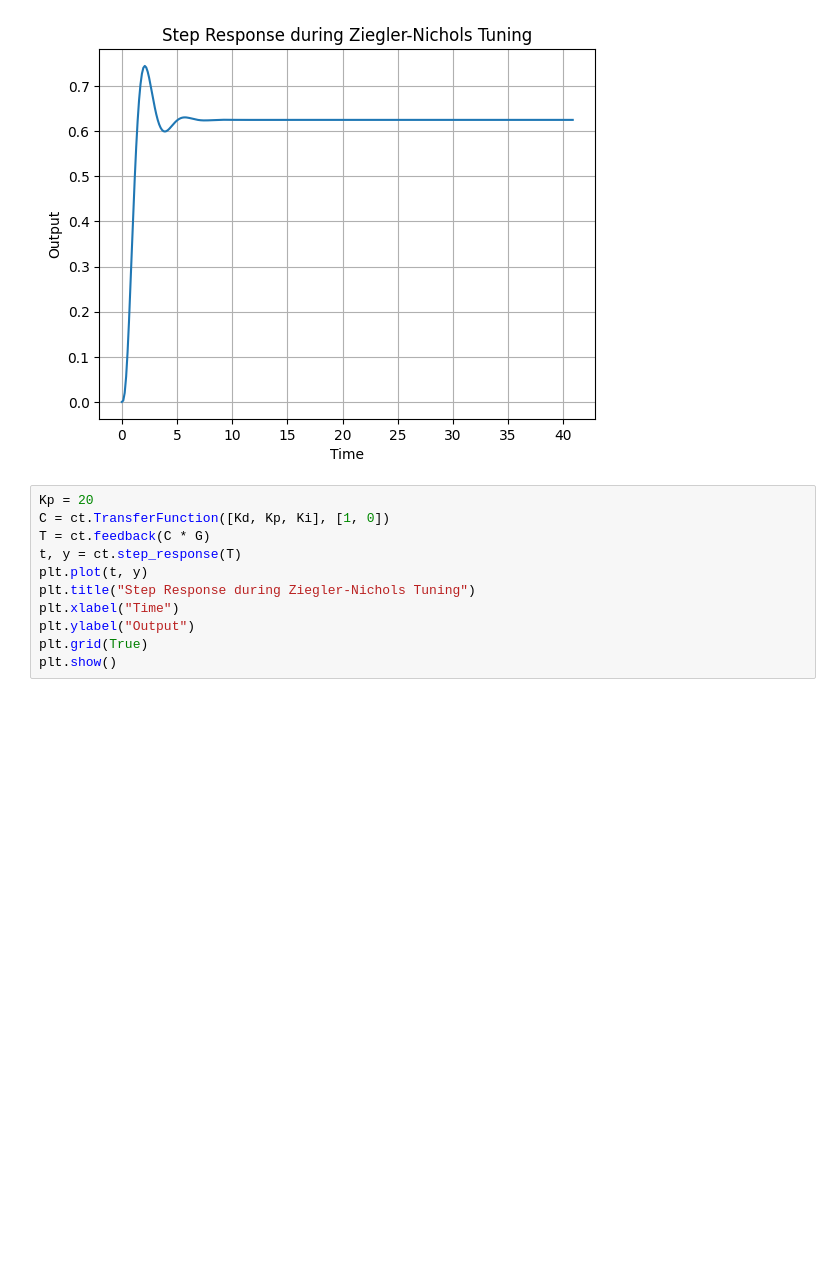
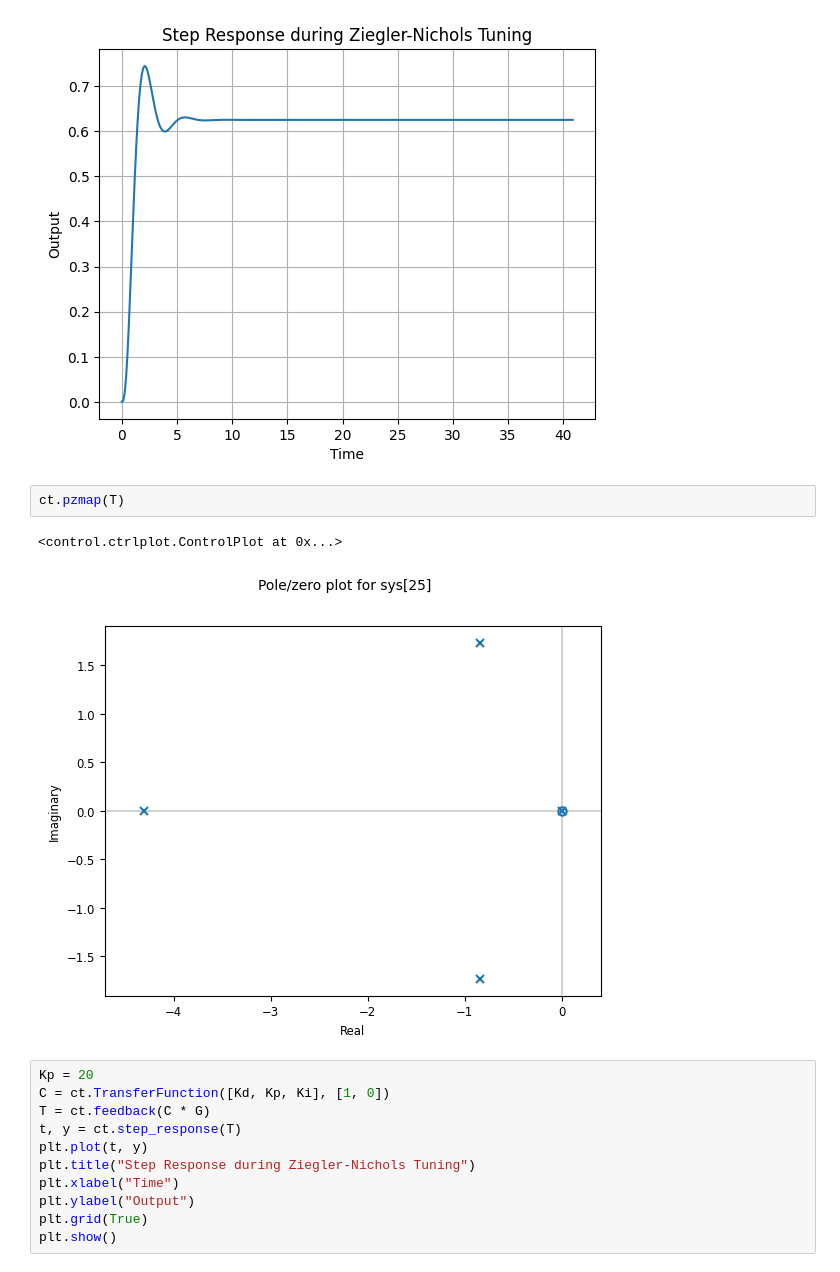
Before and after one commit to FelixWick/control_engineering, a Jupyter notebook: examples/5_controller_design/Ziegler-Nichols.ipynb, the cells around one changed output. Saved outputs shown, nothing was run; the diff lists cells and outputs as text; blank space fills up the shorter version.

```diff
--- a/examples/5_controller_design/Ziegler-Nichols.ipynb
+++ b/examples/5_controller_design/Ziegler-Nichols.ipynb
@@ -58,6 +63,11 @@ plt.grid(True)
 plt.show()
 # %% [output]
 [figure]
+# %%
+ct.pzmap(T)
+# %% [output]
+<control.ctrlplot.ControlPlot at 0x...>
+[figure, added]
 # %%
 Kp = 20
 C = ct.TransferFunction([Kd, Kp, Ki], [1, 0])
```
Also changed, not shown: parts of 5 cells of this notebook, 6 other files.
